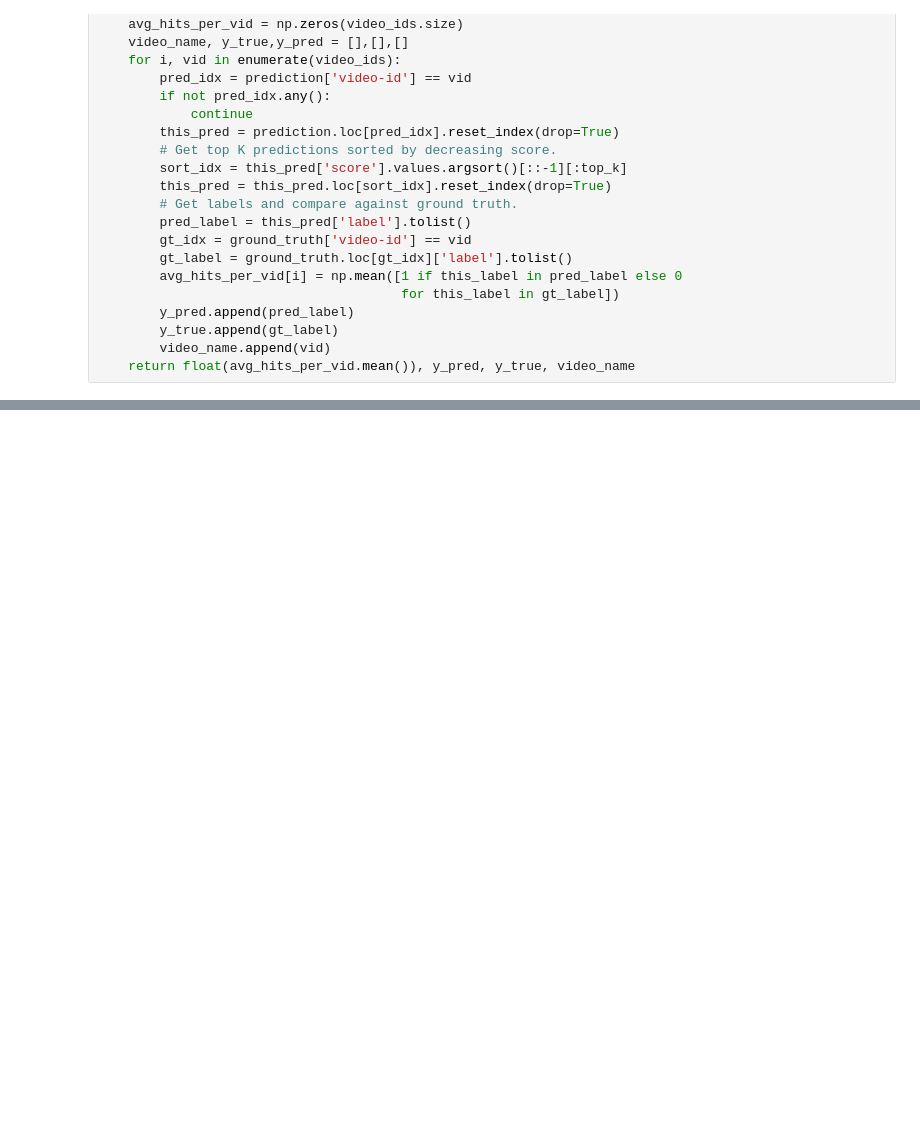
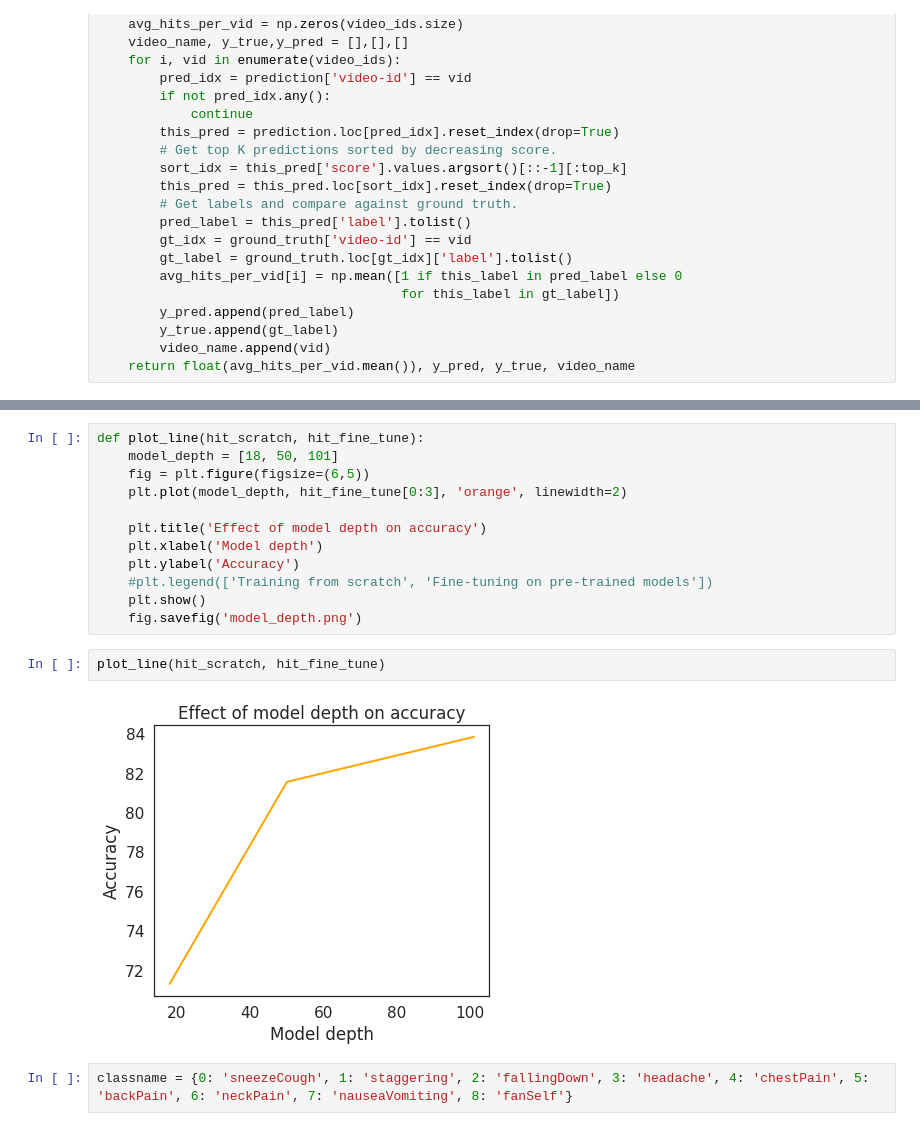
Before and after one commit to reetikaag/human-activity-recognition, a Jupyter notebook: Efficient-3DCNNs/Evaluate_metrics.ipynb, the cells around one changed output, grey strips where cells are left out. Cells and saved outputs as stored; diff of their text form; blank space fills up the shorter version.

```diff
--- a/Efficient-3DCNNs/Evaluate_metrics.ipynb
+++ b/Efficient-3DCNNs/Evaluate_metrics.ipynb
@@ -207,0 +261,18 @@ evaluate(ground_truth, prediction, top_k, True )
+# %%
+def plot_line(hit_scratch, hit_fine_tune):
+    model_depth = [18, 50, 101]
+    fig = plt.figure(figsize=(6,5))
+    plt.plot(model_depth, hit_fine_tune[0:3], 'orange', linewidth=2)
+
+    plt.title('Effect of model depth on accuracy')
+    plt.xlabel('Model depth')
+    plt.ylabel('Accuracy')
+    #plt.legend(['Training from scratch', 'Fine-tuning on pre-trained models'])
+    plt.show()
+    fig.savefig('model_depth.png')
+# %%
+plot_line(hit_scratch, hit_fine_tune)
+# %% [output]
+[figure, added]
+# %%
+classname = {0: 'sneezeCough', 1: 'staggering', 2: 'fallingDown', 3: 'headache', 4: 'chestPain', 5: 'backPain', 6: 'neckPain', 7: 'nauseaVomiting', 8: 'fanSelf'}
```
Also changed, not shown: parts of 15 cells of this notebook, 24 other files.
